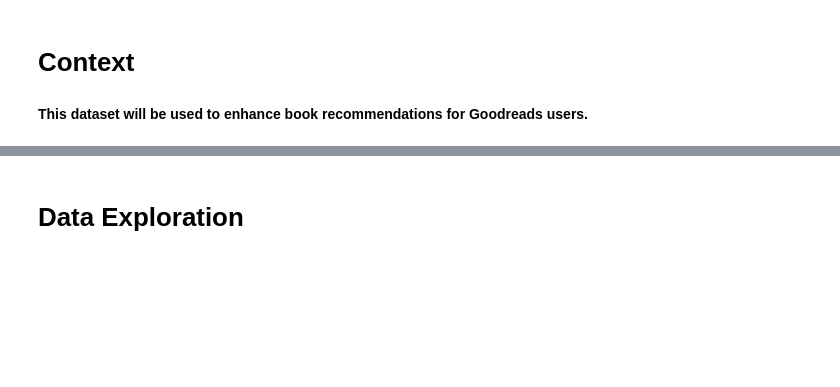
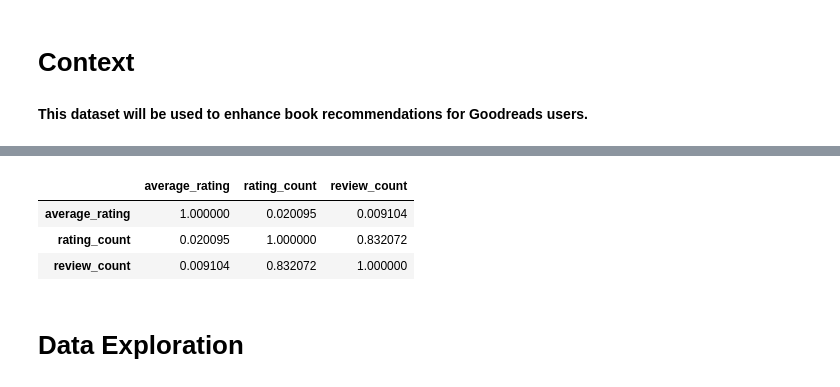
Before and after one commit to grimfur/ai-apprenticeship-session6, a Jupyter notebook: ai-apprenticeship-02-data-lifecycle/group1/notebooks/GoodreadsBooks.ipynb, the cells around one changed output, grey strips where cells are left out. Saved outputs shown, nothing was run; the diff lists cells and outputs as text; code cells hidden in the pictures; blank space fills up the shorter version.

```diff
--- a/ai-apprenticeship-02-data-lifecycle/group1/notebooks/GoodreadsBooks.ipynb
+++ b/ai-apprenticeship-02-data-lifecycle/group1/notebooks/GoodreadsBooks.ipynb
@@ -18,3 +127,10 @@ books.head()
+# %%
+books[['average_rating','rating_count','review_count']].corr()
+# %% [output]
+|  | average_rating | rating_count | review_count |
+| average_rating | 1.000000 | 0.020095 | 0.009104 |
+| rating_count | 0.020095 | 1.000000 | 0.832072 |
+| review_count | 0.009104 | 0.832072 | 1.000000 |
 # %% [markdown]
 # Data Exploration
 # %% [markdown]
```
Also changed, not shown: parts of 23 cells of this notebook.
